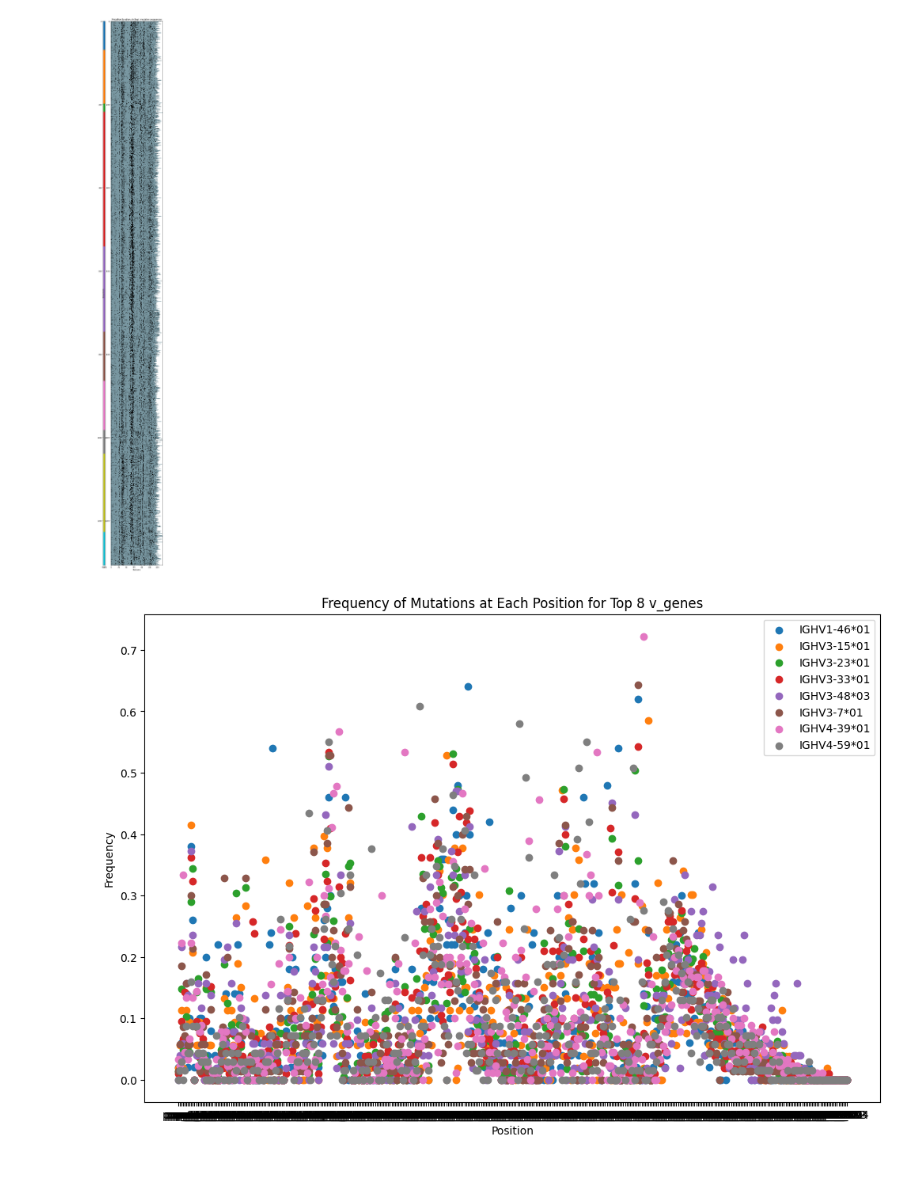
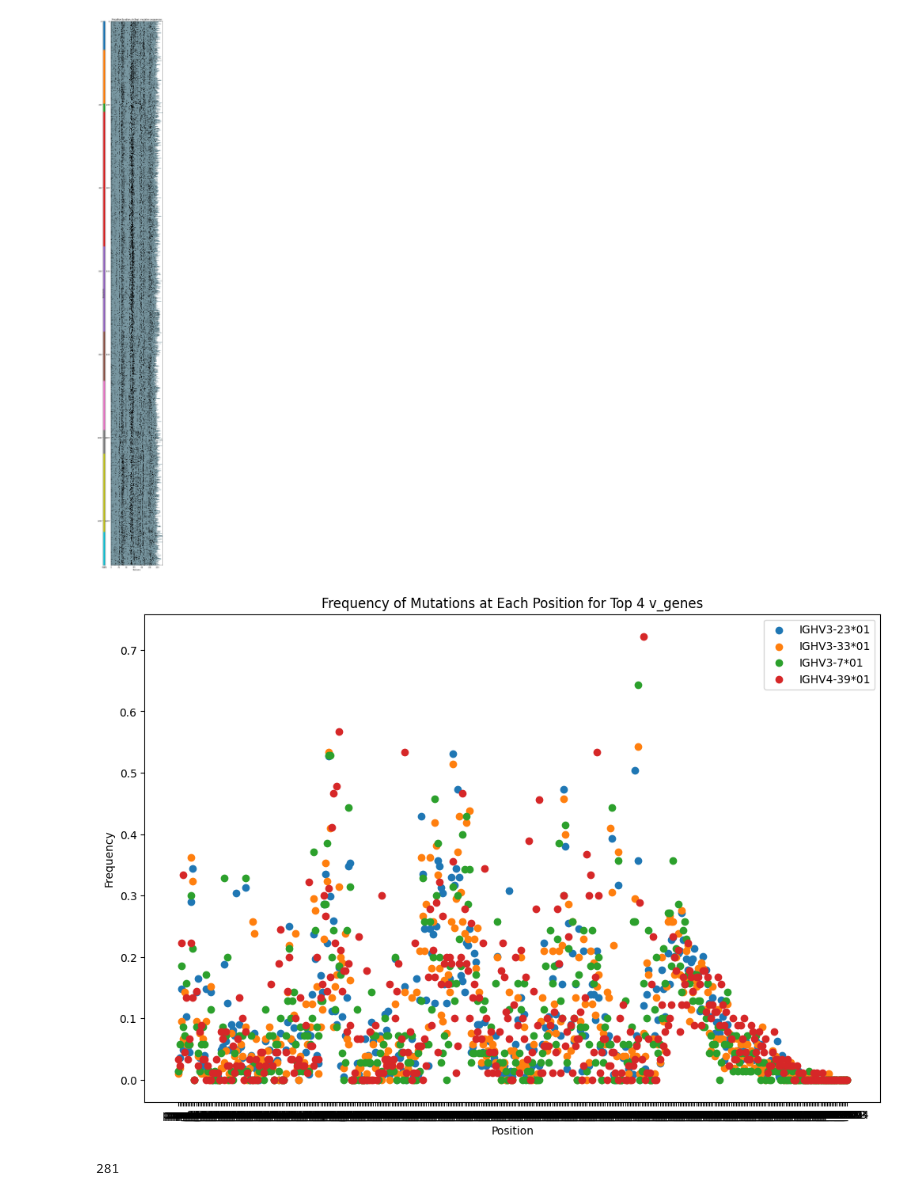
Before and after one commit to matsengrp/epam, a Jupyter notebook: notebooks/data-evaluation-with-translation.ipynb, the cells around one changed output. Saved outputs shown, nothing was run; the diff lists cells and outputs as text; code cells hidden in the pictures.

```diff
--- a/notebooks/data-evaluation-with-translation.ipynb
+++ b/notebooks/data-evaluation-with-translation.ipynb
@@ -5,7 +5,7 @@ import matplotlib.pyplot as plt
 
 from epam.sequences import translate_sequences
 # %%
-pcp_df = pd.read_csv("/Users/matsen/re/epam/_ignore/wyatt-10x-1p5m_pcp_2023-10-07.csv")
+pcp_df = pd.read_csv("/Users/matsen/re/epam/_ignore/data/wyatt-10x-1p5m_pcp_2023-10-07.csv")
 
 # drop first column (index)
 pcp_df = pcp_df.drop(pcp_df.columns[0], axis=1)
@@ -231,9 +231,6 @@ plt.show()
 import pandas as pd
 import numpy as np
 import matplotlib.pyplot as plt
-
-# Sample high_mut_df
-# Replace this with your actual DataFrame
 
 # 1. Determine the maximum sequence length
 max_len = high_mut_df['nt_mutations'].apply(len).max()
@@ -246,7 +243,7 @@ agg_df = pd.DataFrame(columns=columns)
 v_gene_counts = high_mut_df['v_gene'].value_counts()
 
 # Keep only the 8 most frequent v_genes
-top_v_genes = v_gene_counts.nlargest(8).index
+top_v_genes = v_gene_counts.nlargest(4).index
 
 # Filter the DataFrame to include only these
 filtered_df = high_mut_df[high_mut_df['v_gene'].isin(top_v_genes)]
@@ -254,32 +251,37 @@ filtered_df = high_mut_df[high_mut_df['v_gene'].isin(top_v_genes)]
 # 3. Iterate over each of the most frequent v_genes and fill the DataFrame
 for v_gene, group in filtered_df.groupby('v_gene'):
 
     # Initialize a list to hold the sum of `True` values at each position
     sum_at_pos = [0]*max_len
     total_rows = len(group)
 
     # Sum up the `True` values at each position
     for nt_mutations in group['nt_mutations']:
         for i, val in enumerate(nt_mutations):
             sum_at_pos[i] += val
 
     # Calculate the frequency at each position
     freq_at_pos = [x / total_rows for x in sum_at_pos]
 
     # Append this to the DataFrame
     agg_df.loc[v_gene] = freq_at_pos
 
 agg_df.index.name = 'v_gene'
 
 # Plotting
 plt.figure(figsize=(12, 8))
 for v_gene in agg_df.index:
     plt.scatter(agg_df.columns, agg_df.loc[v_gene], label=v_gene)
 
 plt.xlabel('Position')
 plt.ylabel('Frequency')
-plt.title('Frequency of Mutations at Each Position for Top 8 v_genes')
+plt.title('Frequency of Mutations at Each Position for Top 4 v_genes')
 plt.legend()
 plt.show()
 # %% [output]
-[figure, old version]
+[figure, new version]
+# %%
+# find the index of the maximum entry of agg_df["IGHV4-39*01"]
+agg_df.loc["IGHV4-39*01"].argmax()
+# %% [output]
+281
```
Also changed, not shown: parts of 3 cells of this notebook.
